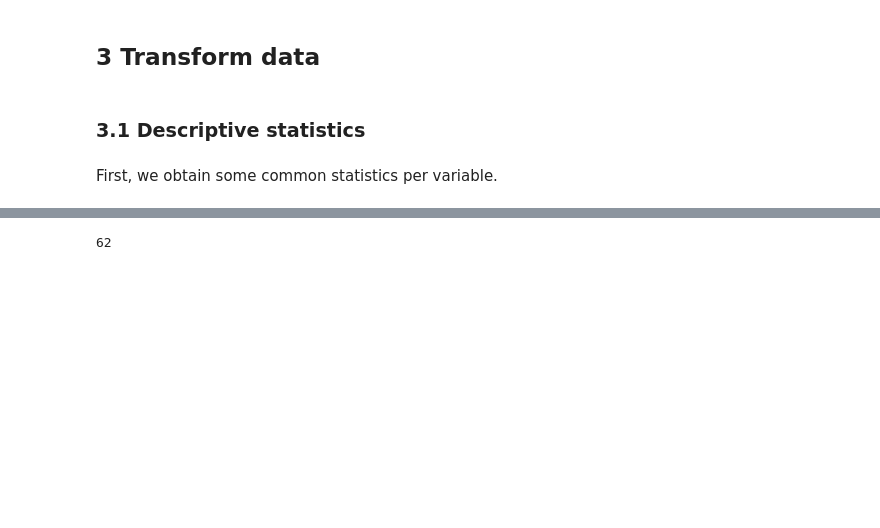
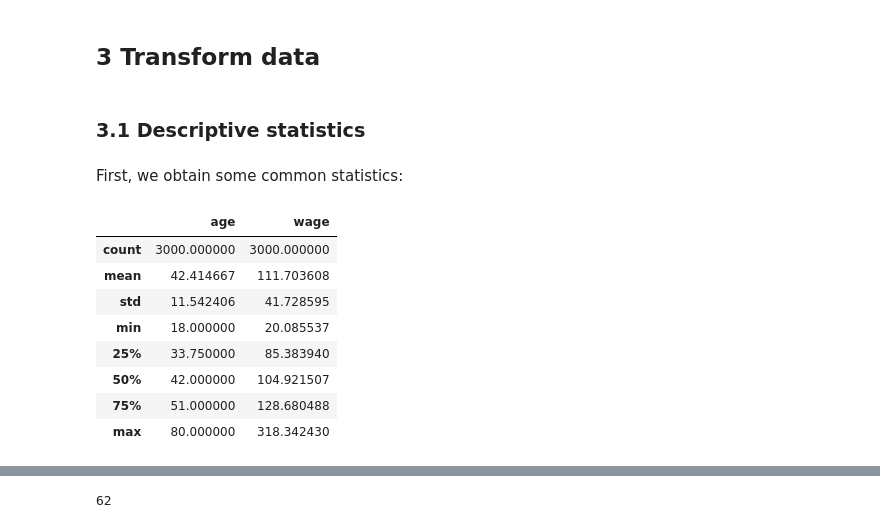
Before and after one commit to kirenz/regression_repo, a Jupyter notebook: simple_regression/ap1_programming_process.ipynb, the cells around one changed output, grey strips where cells are left out. Drawn from its saved outputs; the diff is of its cells as text; code cells hidden in the pictures; blank space fills up the shorter version.

```diff
--- a/simple_regression/ap1_programming_process.ipynb
+++ b/simple_regression/ap1_programming_process.ipynb
@@ -314,4 +317,17 @@ However, we will usually use other imputation methods to fill in missing values
 # %% [markdown]
 ### 3.1 Descriptive statistics
 # %% [markdown]
-First, we obtain some common statistics per variable.
+First, we obtain some common statistics:
+# %%
+# summary statistics for all numerical columns
+df.describe()
+# %% [output]
+|  | age | wage |
+| count | 3000.000000 | 3000.000000 |
+| mean | 42.414667 | 111.703608 |
+| std | 11.542406 | 41.728595 |
+| min | 18.000000 | 20.085537 |
+| 25% | 33.750000 | 85.383940 |
+| 50% | 42.000000 | 104.921507 |
+| 75% | 51.000000 | 128.680488 |
+| max | 80.000000 | 318.342430 |
```
Also changed, not shown: parts of 34 cells of this notebook.
